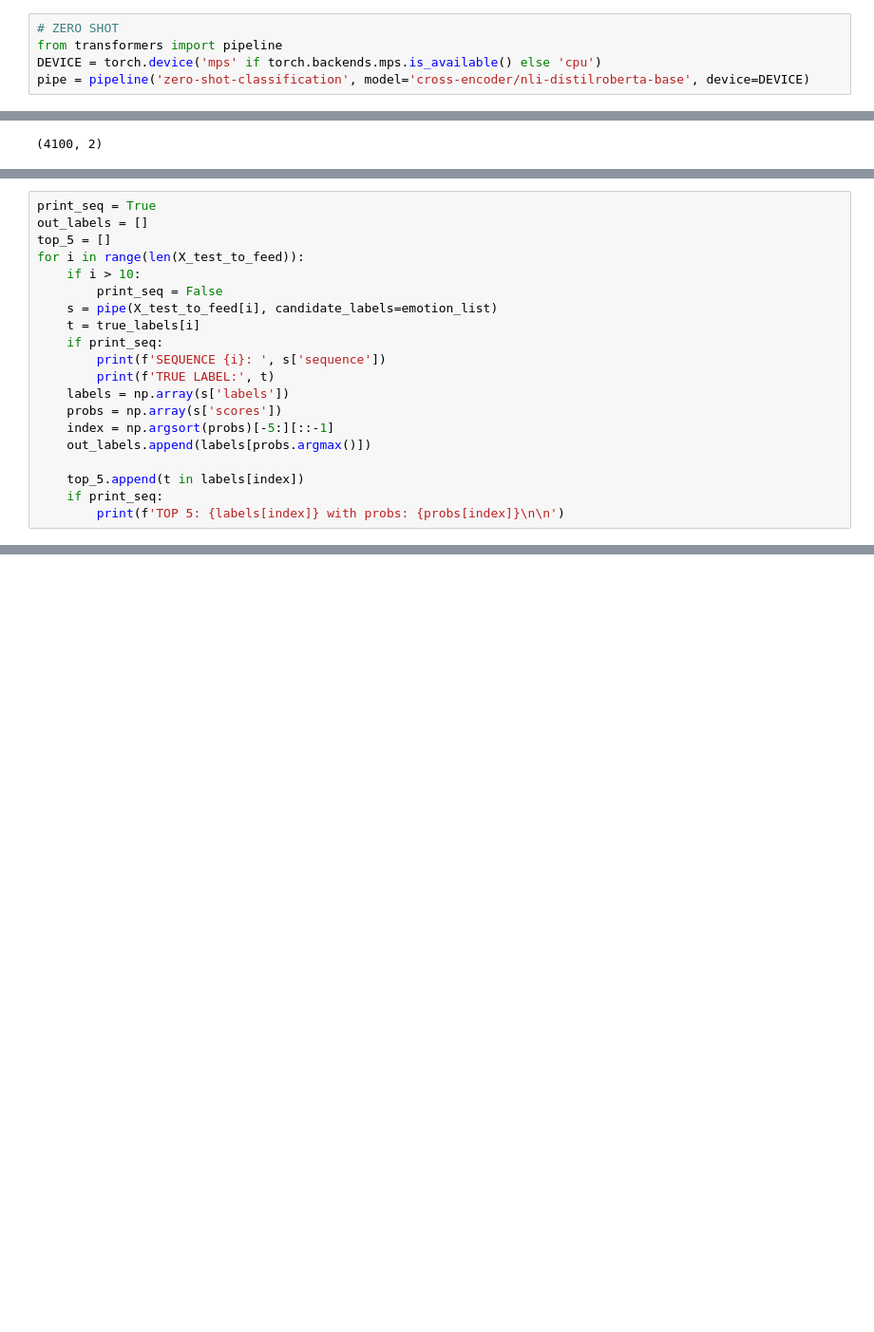
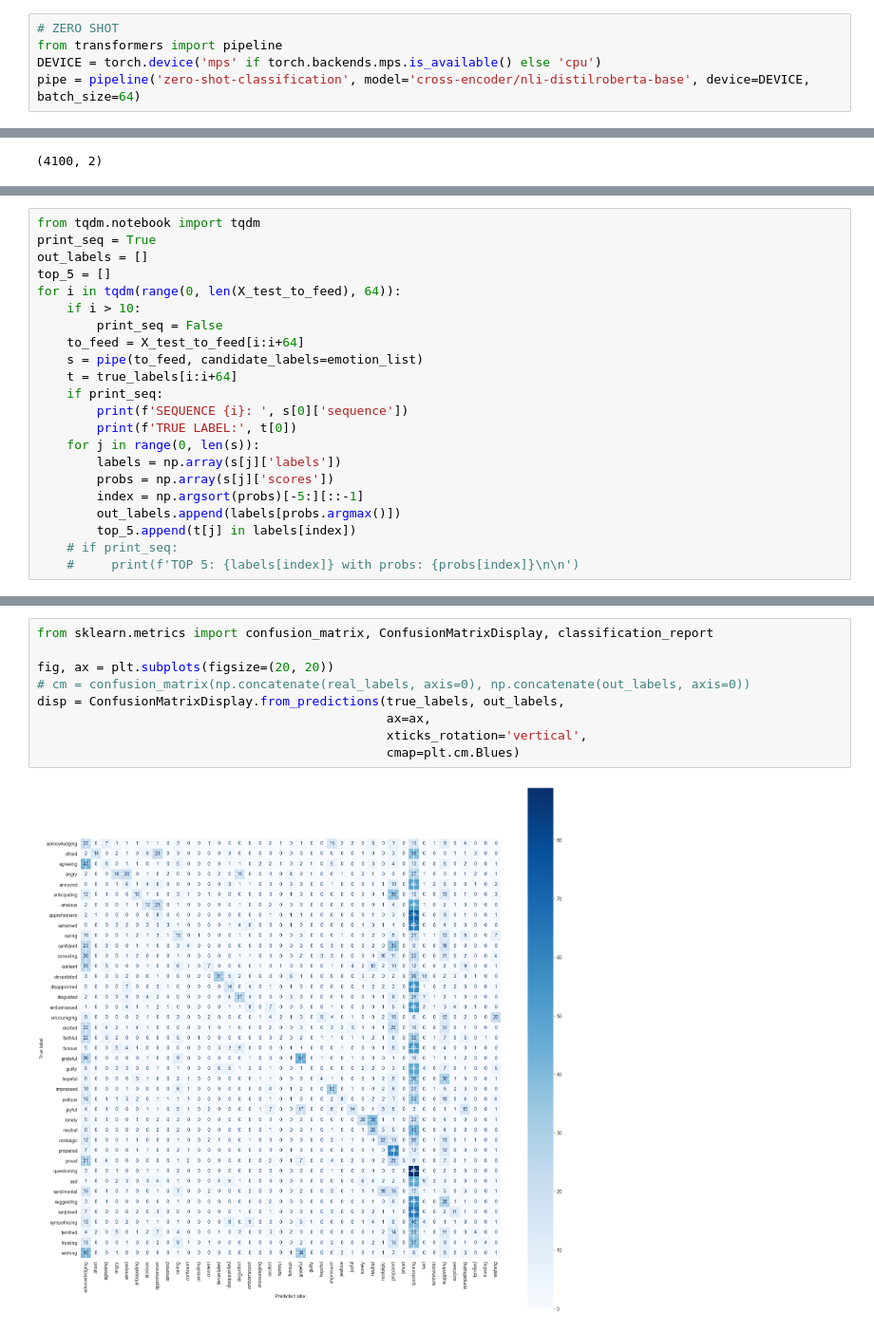
Before and after one commit to karpev98/ATML-NLP, a Jupyter notebook: x_shot_learning.ipynb, the cells around one changed output, grey strips where cells are left out. Shown at 95% size. Cells and saved outputs as stored; diff of their text form; blank space fills up the shorter version.

```diff
--- a/x_shot_learning.ipynb
+++ b/x_shot_learning.ipynb
@@ -102,7 +102,7 @@ plt.show()
 # ZERO SHOT
 from transformers import pipeline
 DEVICE = torch.device('mps' if torch.backends.mps.is_available() else 'cpu')
-pipe = pipeline('zero-shot-classification', model='cross-encoder/nli-distilroberta-base', device=DEVICE)
+pipe = pipeline('zero-shot-classification', model='cross-encoder/nli-distilroberta-base', device=DEVICE, batch_size=64)
 # %%
 df_test = pd.DataFrame({'X_test': X_train, 'y_test': y_train})
 df_test = df_test.groupby('y_test').head(100)
@@ -133,24 +133,26 @@ X_test_to_feed
  ...]
 # %%
+from tqdm.notebook import tqdm
 print_seq = True
 out_labels = []
 top_5 = []
-for i in range(len(X_test_to_feed)):
+for i in tqdm(range(0, len(X_test_to_feed), 64)):
     if i > 10:
         print_seq = False
-    s = pipe(X_test_to_feed[i], candidate_labels=emotion_list)
-    t = true_labels[i]
+    to_feed = X_test_to_feed[i:i+64]
+    s = pipe(to_feed, candidate_labels=emotion_list)
+    t = true_labels[i:i+64]
     if print_seq:
-        print(f'SEQUENCE {i}: ', s['sequence'])
-        print(f'TRUE LABEL:', t)
-    labels = np.array(s['labels'])
-    probs = np.array(s['scores'])
-    index = np.argsort(probs)[-5:][::-1]
-    out_labels.append(labels[probs.argmax()])
-
-    top_5.append(t in labels[index])
-    if print_seq:
-        print(f'TOP 5: {labels[index]} with probs: {probs[index]}\n\n')
+        print(f'SEQUENCE {i}: ', s[0]['sequence'])
+        print(f'TRUE LABEL:', t[0])
+    for j in range(0, len(s)):
+        labels = np.array(s[j]['labels'])
+        probs = np.array(s[j]['scores'])
+        index = np.argsort(probs)[-5:][::-1]
+        out_labels.append(labels[probs.argmax()])
+        top_5.append(t[j] in labels[index])
+    # if print_seq:
+    #     print(f'TOP 5: {labels[index]} with probs: {probs[index]}\n\n')
 # %% [output]
 SEQUENCE 0:  Tom 's okay . I guess he 's a little stuffy , but I think it 's from living with Paul so long .
 TRUE LABEL: content
@@ -172,0 +159,11 @@ KeyboardInterrupt:
+# %%
+from sklearn.metrics import confusion_matrix, ConfusionMatrixDisplay, classification_report
+
+fig, ax = plt.subplots(figsize=(20, 20))
+# cm = confusion_matrix(np.concatenate(real_labels, axis=0), np.concatenate(out_labels, axis=0))
+disp = ConfusionMatrixDisplay.from_predictions(true_labels, out_labels,
+                                               ax=ax,
+                                               xticks_rotation='vertical',
+                                               cmap=plt.cm.Blues)
+# %% [output]
+[figure, added]
```
Also changed, not shown: parts of 8 cells of this notebook, 1 other file.
